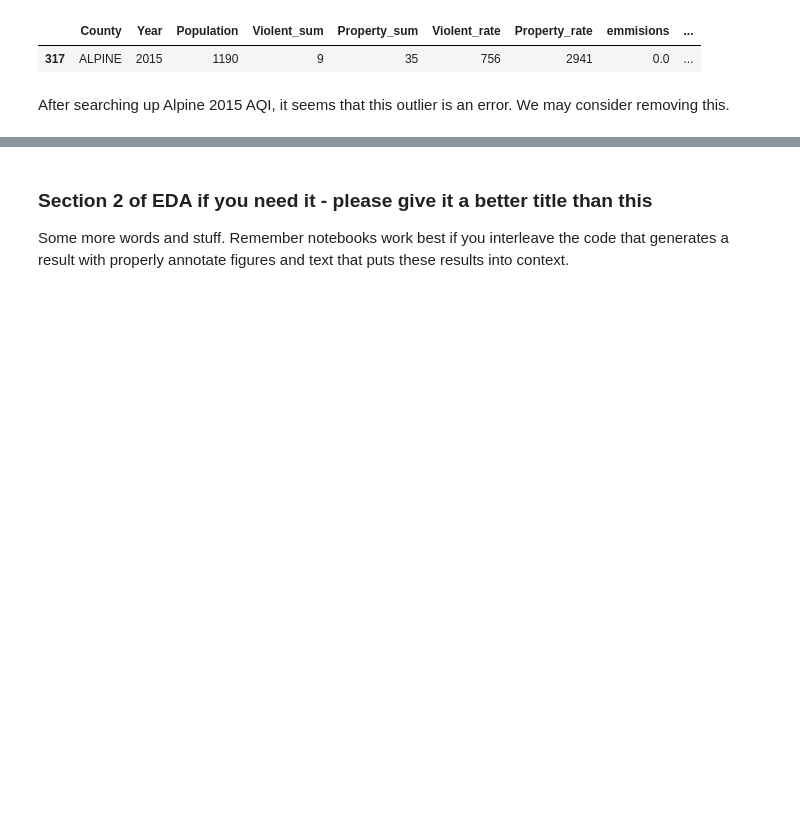
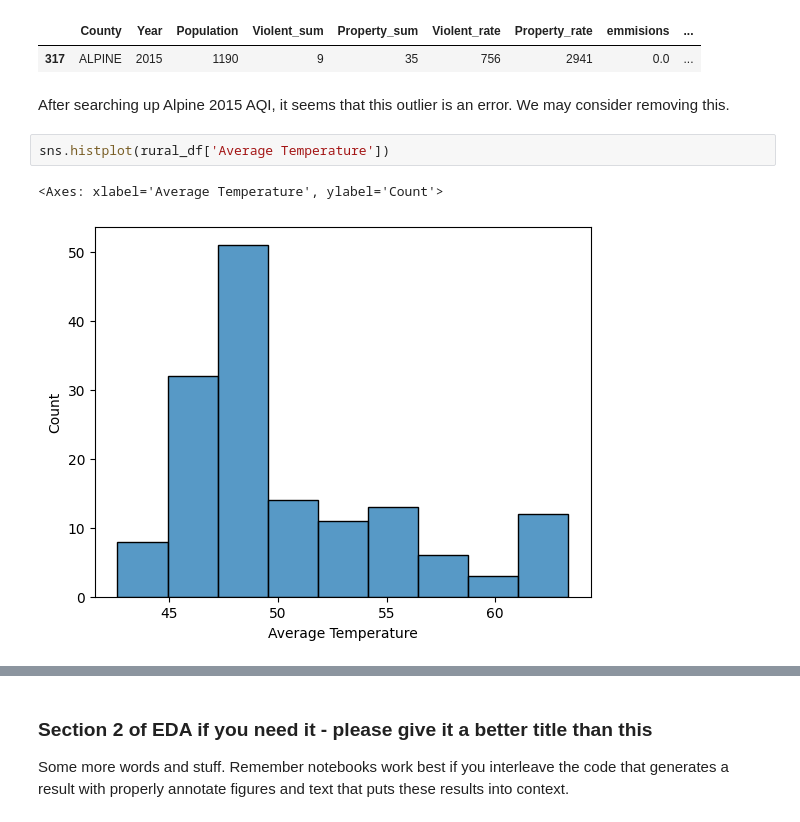
Before and after one commit to richardlaoo/Group131_DS_Analysis, a Jupyter notebook: EDACheckpoint_Group131_SP25.ipynb, the cells around one changed output, grey strips where cells are left out. Saved outputs shown, nothing was run; the diff lists cells and outputs as text; blank space fills up the shorter version.

```diff
--- a/EDACheckpoint_Group131_SP25.ipynb
+++ b/EDACheckpoint_Group131_SP25.ipynb
@@ -718,6 +726,11 @@ rural_df[rural_df['AQI Median'] > 80]
 | 317 | ALPINE | 2015 | 1190 | 9 | 35 | 756 | 2941 | 0.0 | ... |
 # %% [markdown]
 After searching up Alpine 2015 AQI, it seems that this outlier is an error. We may consider removing this.
+# %%
+sns.histplot(rural_df['Average Temperature'])
+# %% [output]
+<Axes: xlabel='Average Temperature', ylabel='Count'>
+[figure, added]
 # %%
 sns.lineplot(rural_df, y='Violent_rate', x='Year')
 # %% [output]
```
Also changed, not shown: parts of 7 cells of this notebook.
